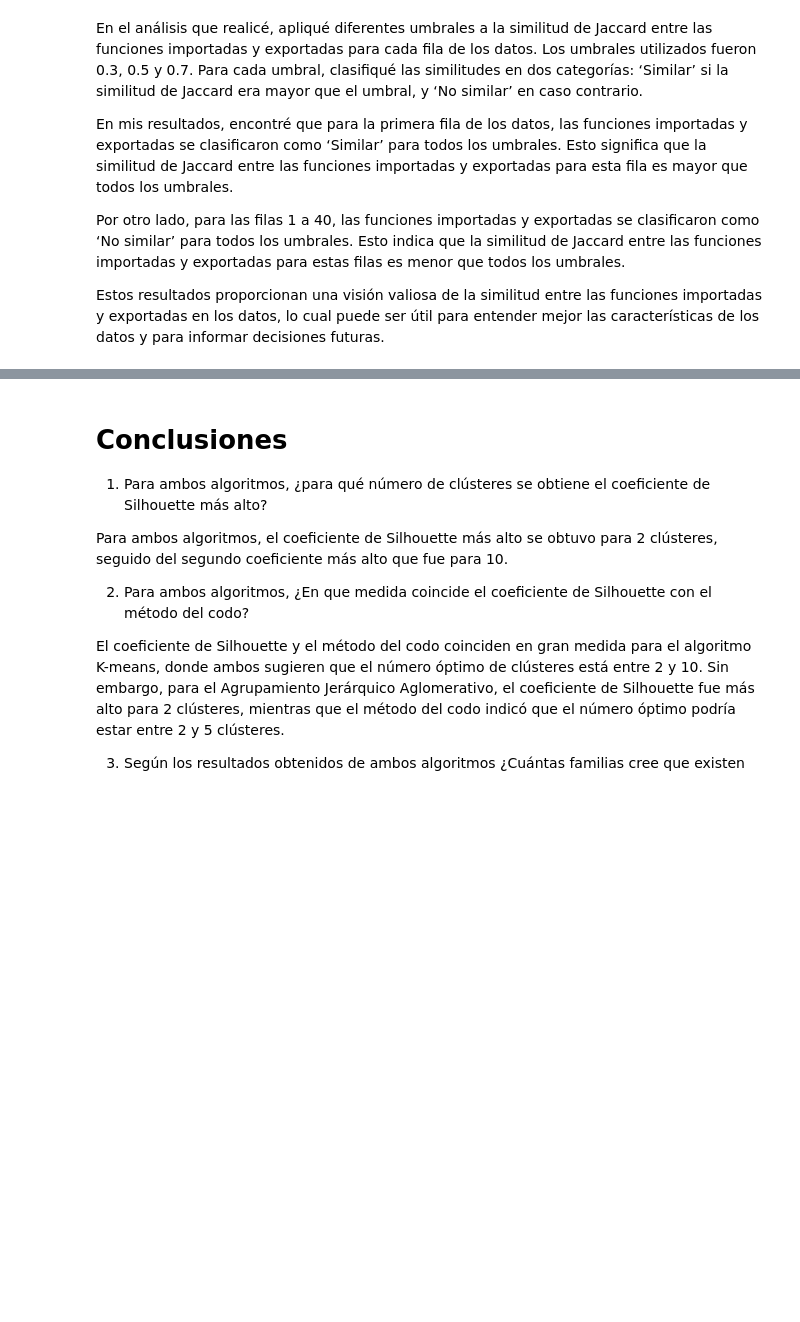
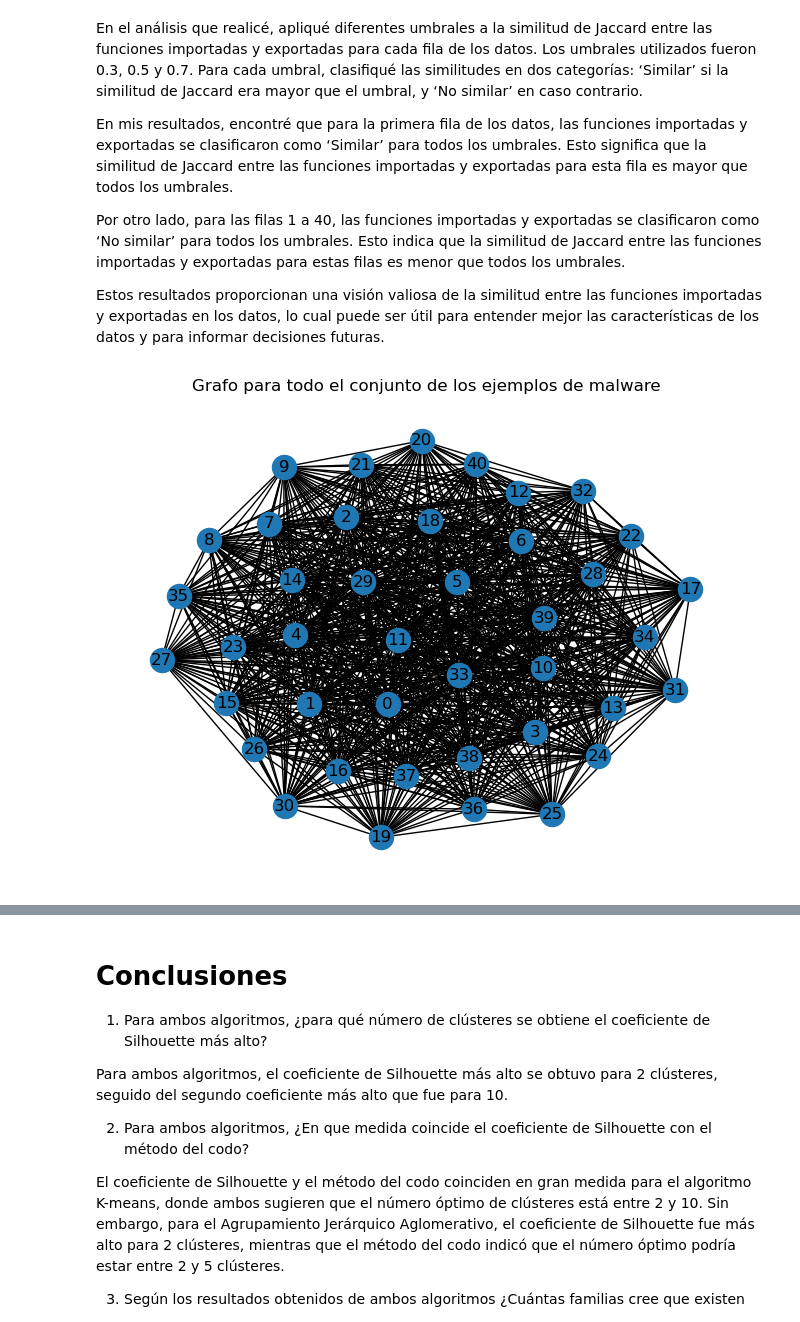
Before and after one commit to SantiagoTaracena/sds-lab-04, a Jupyter notebook: src/main.ipynb, the cells around one changed output, grey strips where cells are left out. Cells and saved outputs as stored; diff of their text form; code cells hidden in the pictures; blank space fills up the shorter version.

```diff
--- a/src/main.ipynb
+++ b/src/main.ipynb
@@ -875,3 +904,41 @@ En mis resultados, encontré que para la primera fila de los datos, las funcione
 Por otro lado, para las filas 1 a 40, las funciones importadas y exportadas se clasificaron como ‘No similar’ para todos los umbrales. Esto indica que la similitud de Jaccard entre las funciones importadas y exportadas para estas filas es menor que todos los umbrales.
 
 Estos resultados proporcionan una visión valiosa de la similitud entre las funciones importadas y exportadas en los datos, lo cual puede ser útil para entender mejor las características de los datos y para informar decisiones futuras.
+# %%
+def jaccard_similarity_char(str1, str2):
+    set1 = set(str1)
+    set2 = set(str2)
+    intersection = len(set1.intersection(set2))
+    union = len(set1) + len(set2) - intersection
+    if union == 0:
+        return 1  # o cualquier valor que consideres apropiado en este caso
+    else:
+        return float(intersection) / union
+
+# Inicializa una matriz de similitud para cada característica
+similarity_md5 = np.zeros((len(dd), len(dd)))
+similarity_file_name = np.zeros((len(dd), len(dd)))
+similarity_sha1 = np.zeros((len(dd), len(dd)))
+similarity_sha256 = np.zeros((len(dd), len(dd)))
+
+# Calcula la similitud de Jaccard para cada par de filas
+for i, row1 in dd.iterrows():
+    for j, row2 in dd.iterrows():
+        if i != j:  # No compare la fila consigo misma
+            similarity_md5[i, j] = jaccard_similarity_char(row1['md5'], row2['md5'])
+            similarity_file_name[i, j] = jaccard_similarity_char(row1['file_name'], row2['file_name'])
+            similarity_sha1[i, j] = jaccard_similarity_char(row1['sha1'], row2['sha1'])
+            similarity_sha256[i, j] = jaccard_similarity_char(row1['sha256'], row2['sha256'])
+# %%
+import networkx as nx
+import matplotlib.pyplot as plt
+
+# Crea un grafo a partir de la matriz de similitud
+G = nx.from_numpy_matrix(similarity_md5)
+
+# Dibuja el grafo
+nx.draw(G, with_labels=True)
+plt.title(f'Grafo para todo el conjunto de los ejemplos de malware')
+plt.show()
+# %% [output]
+[figure, added]
```
Also changed, not shown: parts of 16 cells of this notebook, 2 other files.
